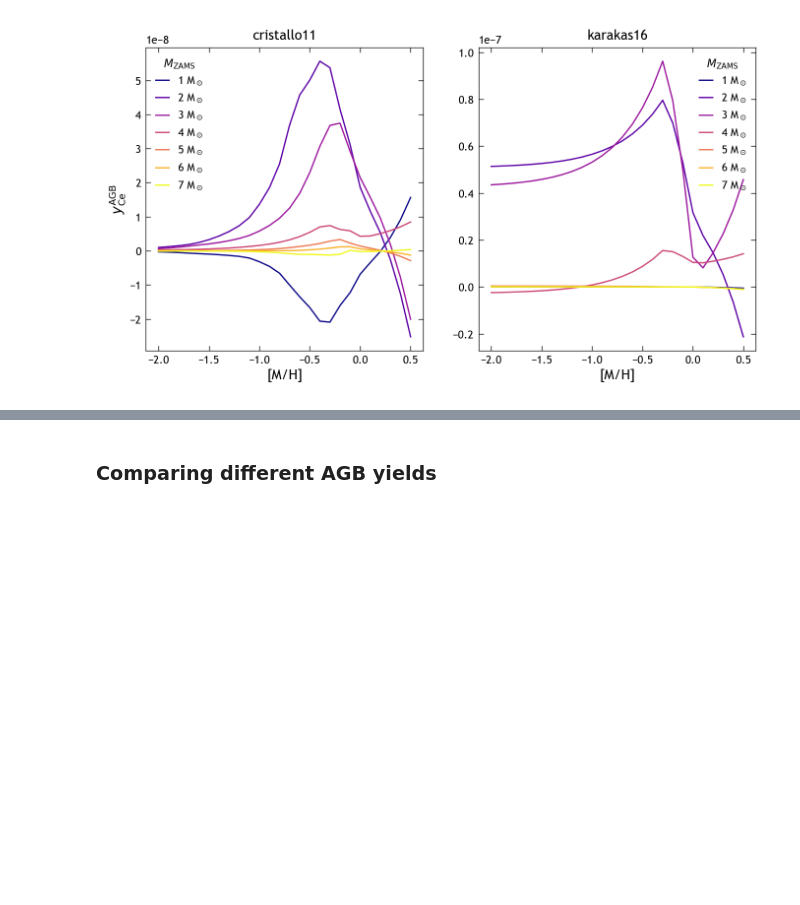
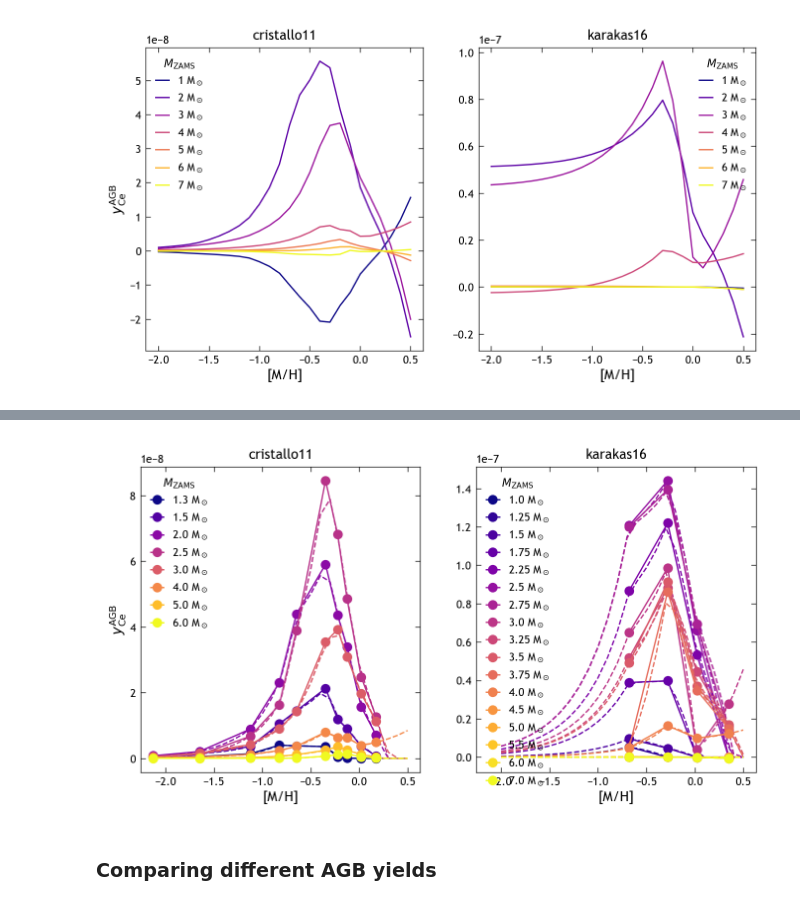
Before and after one commit to lodubay/chemical-clocks, a Jupyter notebook: src/scripts/agb_grid_modifications.ipynb, the cells around one changed output, grey strips where cells are left out. Drawn from its saved outputs; the diff is of its cells as text; code cells hidden in the pictures; blank space fills up the shorter version.

```diff
--- a/src/scripts/agb_grid_modifications.ipynb
+++ b/src/scripts/agb_grid_modifications.ipynb
@@ -89,3 +118,28 @@ plt.show()
+# %%
+fig, axs = plt.subplots(1, 2, figsize=(8, 4), sharex=True)
+cmap = plt.get_cmap('plasma')
+mh_interp = np.arange(-2, 0.6, 0.1)
+Z_interp = solar_z * 10**mh_interp
+
+for j, study in enumerate(['cristallo11', 'karakas16']):
+    grid, masses, metallicities = vice.yields.agb.grid('ce', study=study)
+    mh = np.log10(np.array(metallicities) / solar_z)
+    interp = agb_interpolator('ce', study=study)
+    colors = cmap(np.linspace(0, 1, len(masses)))
+    for i, mass in enumerate(masses):
+        yields = [grid[i][_] for _ in range(len(grid[0]))]
+        axs[j].plot(mh, yields, c=colors[i], marker='o', label=r'%s M$_\odot$' % mass)
+        # Plot interpolated yields
+        interp_yields = [interp(mass, z) for z in Z_interp]
+        axs[j].plot(mh_interp, interp_yields, '--', c=colors[i])
+    axs[j].legend(title=r'$M_{\rm ZAMS}$')
+    axs[j].set_title(study)
+axs[0].set_xlabel('[M/H]')
+axs[1].set_xlabel('[M/H]')
+axs[0].set_ylabel(r'$y^{\rm AGB}_{\rm Ce}$')
+plt.show()
+# %% [output]
+[figure, added]
 # %%
 vice.yields.ccsne.settings['mg'] = 0.0019
 vice.yields.ccsne.settings['fe'] = 0.0012
```
Also changed, not shown: parts of 8 cells of this notebook, 2 other files.
